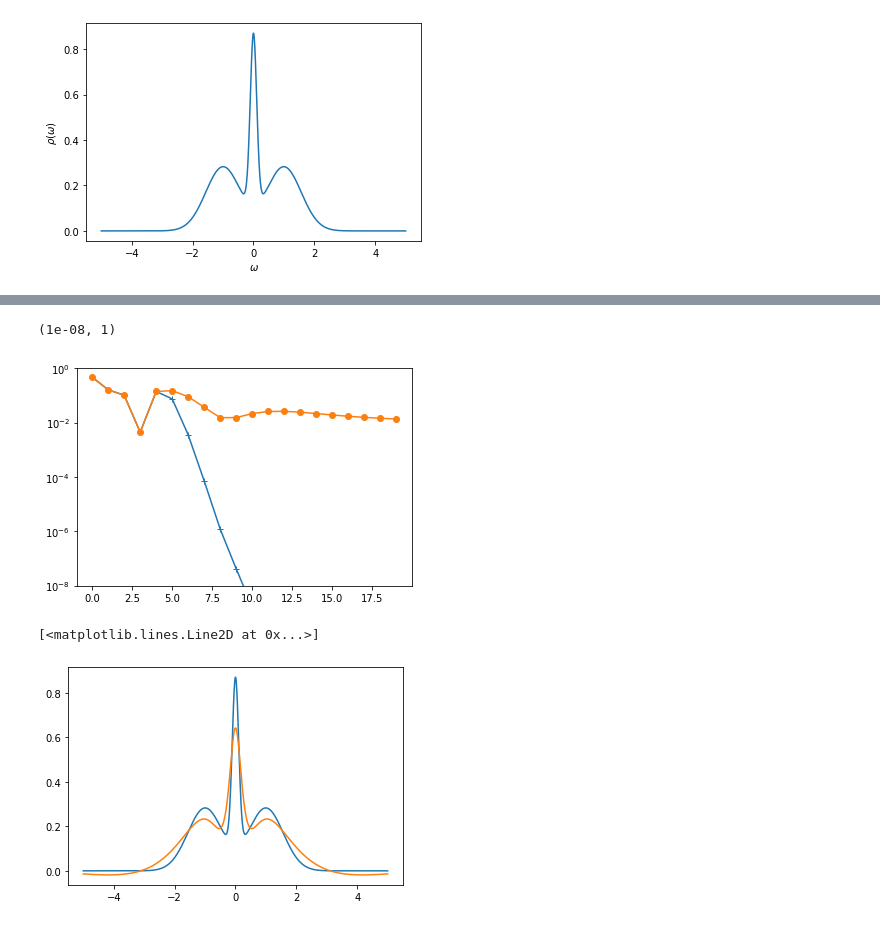
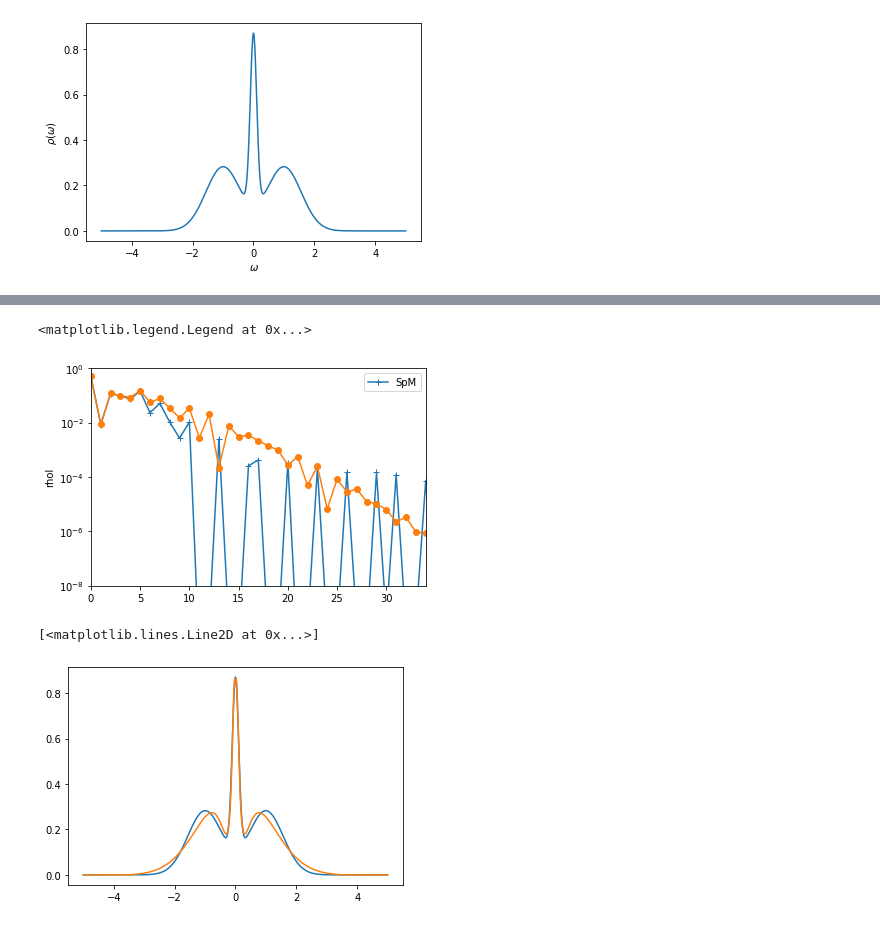
Before and after one commit to SpM-lab/admmsolver, a Jupyter notebook: notebooks/spm.ipynb, the cells around one changed output, grey strips where cells are left out. Drawn from its saved outputs; the diff is of its cells as text; code cells hidden in the pictures.

```diff
--- a/notebooks/spm.ipynb
+++ b/notebooks/spm.ipynb
@@ -19,7 +19,7 @@ import numpy as np
 import irbasis3
 # %%
 wmax = 10.0
-beta = 10.0
+beta = 100.0
 lambda_ = wmax * beta
 K = irbasis3.KernelFFlat(lambda_)
 basis = irbasis3.FiniteTempBasis(K, "F", beta, eps=1e-15)
@@ -65,0 +66,6 @@ plt.semilogy(np.abs(rhol)[::2])
+# %%
+smpl_w = basis.v[-1].roots()
+prj_w = basis.v(smpl_w).T
+
+plt.plot(smpl_w, rho(smpl_w), marker="x")
+plt.plot(smpl_w, prj_w @ rhol, marker="o")
@@ -66,10 +75,13 @@ plt.semilogy(np.abs(rhol)[::2])
 # %%
 # rho_l = argmin_{x} |- s_l * x_l + g_l|_2^2 + alpha * |x|_1
-alpha = 1e-100
+alpha = 1e-4
 
 lstsq = LeastSquares(1.0, -DiagonalMatrix(basis.s), gl)
 l1 = L1Regularizer(alpha, basis.size)
+nn = NonNegativePenalty(prj_w.shape[0])
+
 equality_conditions = [
-      (1, 0, identity(basis.size), identity(basis.size))
+      (0, 1, identity(basis.size), identity(basis.size)),
+      (0, 2, prj_w, identity(prj_w.shape[0]))
 ]
-problem = Problem([lstsq, l1], equality_conditions)
+problem = Problem([lstsq, l1, nn], equality_conditions)
@@ -79,13 +88,23 @@ opt.solve(10000)
+# %%
+x0 = None
+#x0 = problem.num_func * [rhol]
+opt = SimpleOptimizer(problem, x0=x0, mu=1.0)
+opt.solve(10000)
+#print(lstsq(opt.x[0]) + l1(opt.x[0]))
+#print(lstsq(rhol) + l1(rhol))
 # %%
-plt.semilogy(np.abs(opt.x[0][::2].real), marker="+")
+plt.semilogy(np.abs(opt.x[0][::2].real), marker="+", label="SpM")
 plt.semilogy(np.abs(rhol[::2]), marker="o")
+plt.xlim([0,34])
 plt.ylim([1e-8,1])
+plt.ylabel("rhol")
+plt.legend()
 # %% [output]
-(1e-08, 1)
+<matplotlib.legend.Legend at 0x...>
-[figure, old version]
+[figure, new version]
 # %%
 plt.plot(omegas, rho(omegas))
 plt.plot(omegas, (basis.v(omegas).T @ opt.x[0]).real)
 # %% [output]
 [<matplotlib.lines.Line2D at 0x...>]
-[figure, old version]
+[figure, new version]
```
Also changed, not shown: parts of 4 cells of this notebook, 5 other files.
